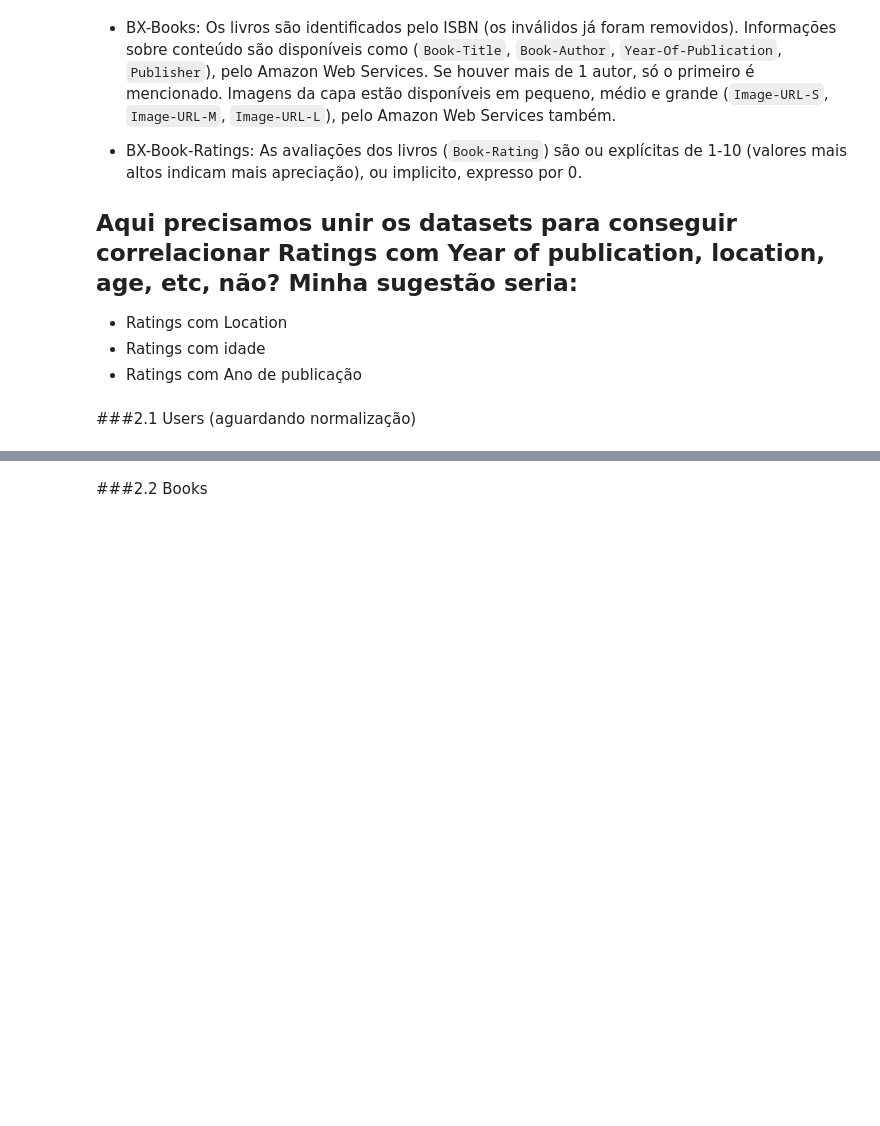
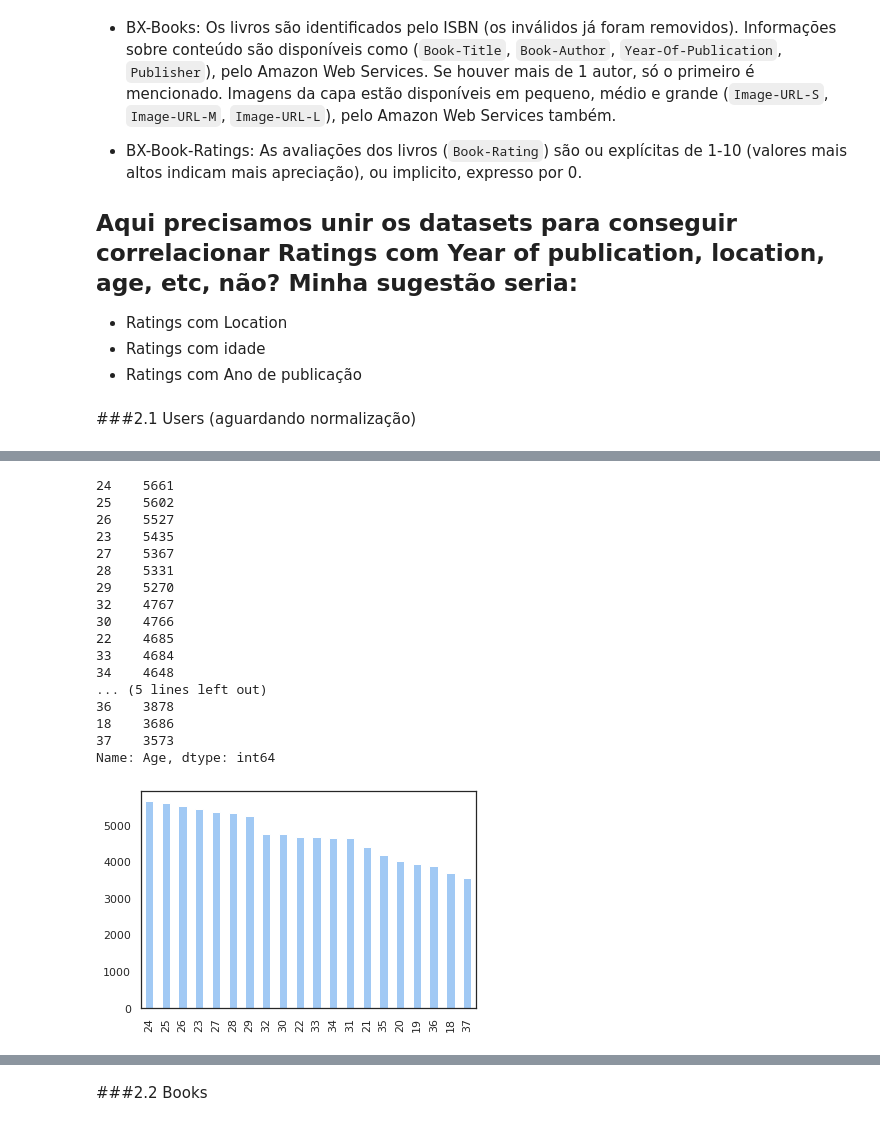
Before and after one commit to vivitc/deep-learning-books, a Jupyter notebook: Trabalho_DL_Books.ipynb, the cells around one changed output, grey strips where cells are left out. Drawn from its saved outputs; the diff is of its cells as text; code cells hidden in the pictures; blank space fills up the shorter version.

```diff
--- a/Trabalho_DL_Books.ipynb
+++ b/Trabalho_DL_Books.ipynb
@@ -163,5 +199,24 @@ missing_df_users
 # %%
 # Ratings de 0 a 10
-Ratings=df_users["Book-Rating"].value_counts(ascending=False)
-Ratings.head(10).plot.bar()
-Ratings.head(10)
+Users_Age=df_users["Age"].value_counts(ascending=False)
+Users_Age.head(20).plot.bar()
+Users_Age.head(20)
+# %% [output]
+24    5661
+25    5602
+26    5527
+23    5435
+27    5367
+28    5331
+29    5270
+32    4767
+30    4766
+22    4685
+33    4684
+34    4648
+... (5 lines left out)
+36    3878
+18    3686
+37    3573
+Name: Age, dtype: int64
+[figure, added]
```
Also changed, not shown: parts of 11 cells of this notebook.
